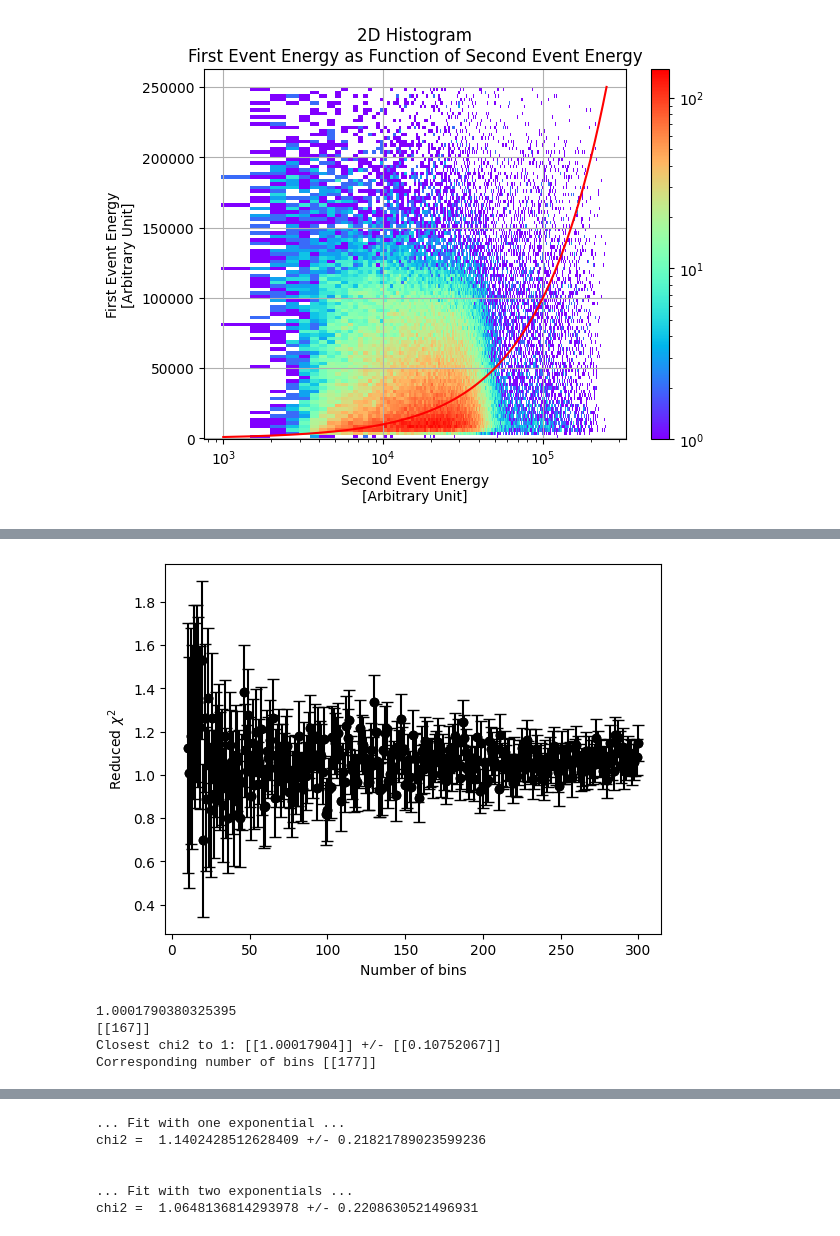
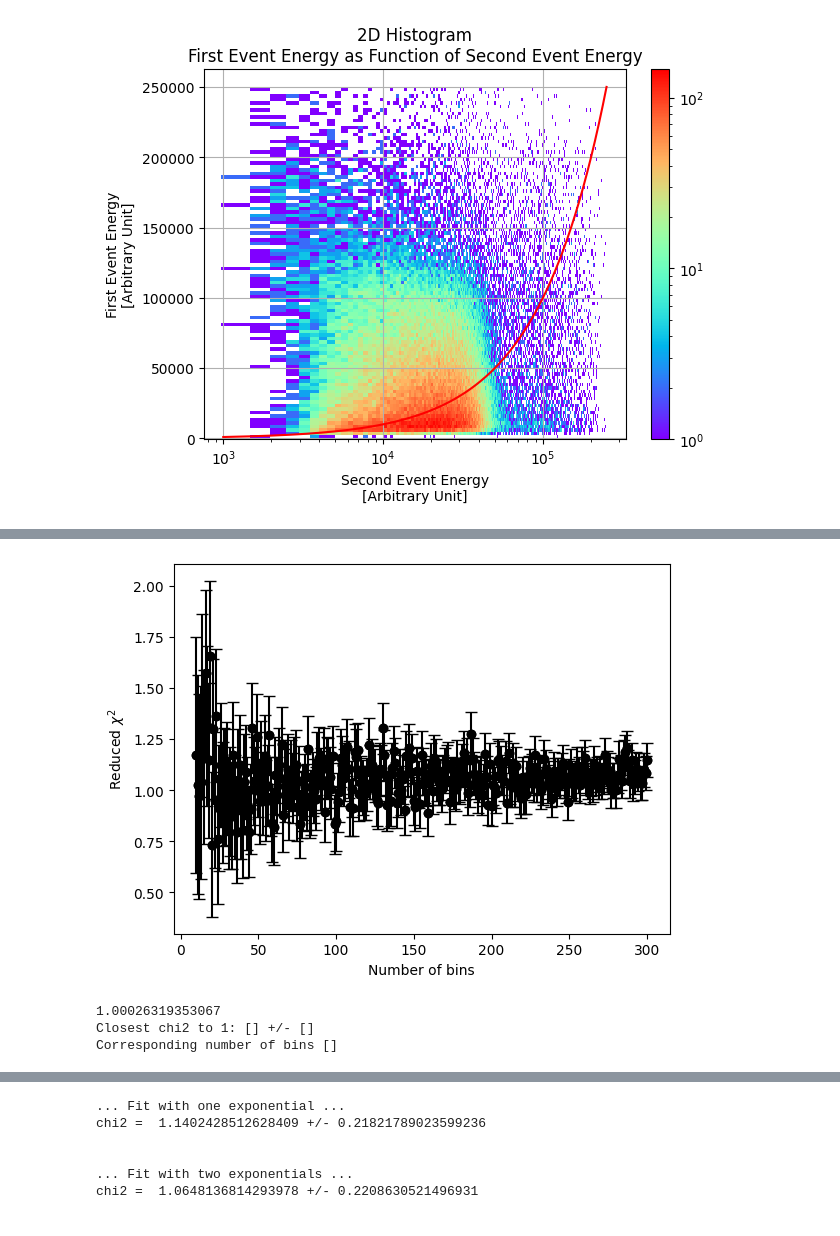
Before and after one commit to hindtaibi/BigMuoneXperiment, a Jupyter notebook: BigAnalysis.ipynb, the cells around one changed output, grey strips where cells are left out. Saved outputs shown, nothing was run; the diff lists cells and outputs as text; code cells hidden in the pictures.

```diff
--- a/BigAnalysis.ipynb
+++ b/BigAnalysis.ipynb
@@ -287,7 +324,7 @@ plt.show()
 #Bins optimisation
 
 dt_max = 20
-dt = dt2[(dt2<dt_max) & (nrj2[:-1]<0.25e6) & (nrj2[1:]<0.25e6)][mask]
+dt = dt2[(dt2<dt_max) & (nrj2[:-1]<0.25e6) & (nrj2[1:]<0.25e6)][mask][mask2]
 
 plt.figure()
 N_bins = np.array(range(10,301))
@@ -299,40 +336,37 @@ for n in N_bins :
     x = hist[1][1:]-(hist[1][1]-hist[1][0])/2
     y = hist[0]
     y_err = np.sqrt(y)
 
     popt, cov = curve_fit(BF.exp2, x, y, sigma=y_err, absolute_sigma = True, p0 = np.array([20000, 2, 2, 400]))
     N0 = popt[0]
     lam1 = popt[1]
     lam2 = popt[2]
     CC = popt[3]
 
     chi2 = BF.chi2_norm(y, BF.exp2(x, N0, lam1, lam2, CC), y_err, 4)[0]
     chi2_err = BF.chi2_norm(y, BF.exp2(x, N0, lam1, lam2, CC), y_err, 4)[1]
 
     chi2_lst.append(chi2)
     chi2_err_lst.append(chi2_err)
 
     plt.errorbar(n, chi2, yerr = chi2_err, linestyle = 'None', fmt='o', capsize=4, c='k')
     plt.scatter(n, chi2, c='k')
 
 plt.xlabel("Number of bins")
 plt.ylabel("Reduced $\chi^2$")
 plt.show()
 
 chi2_lst = np.array(chi2_lst)
 chi2_err_lst = np.array(chi2_err_lst)
 print(min(np.abs(1-chi2_lst))+1)
 
-print(np.argwhere(chi2_lst == min(np.abs(1-chi2_lst))+1))
-
 print("Closest chi2 to 1:", chi2_lst[np.argwhere(chi2_lst == min(np.abs(1-chi2_lst))+1)], "+/-", chi2_err_lst[np.argwhere(chi2_lst == min(np.abs(1-chi2_lst))+1)])
 print("Corresponding number of bins", N_bins[np.argwhere(chi2_lst == min(np.abs(1-chi2_lst))+1)])
 # %% [output]
-[figure, old version]
+[figure, new version]
-1.0001790380325395
-[[167]]
-Closest chi2 to 1: [[1.00017904]] +/- [[0.10752067]]
-Corresponding number of bins [[177]]
+1.00026319353067
+Closest chi2 to 1: [] +/- []
+Corresponding number of bins []
 # %%
 #dt Analysis
 
```
Also changed, not shown: parts of 4 cells of this notebook.
